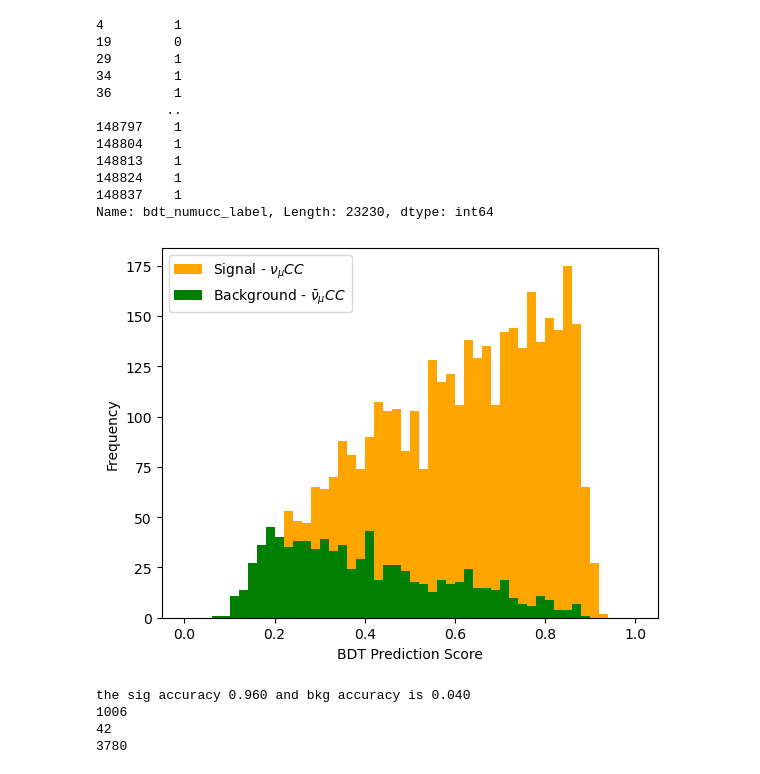
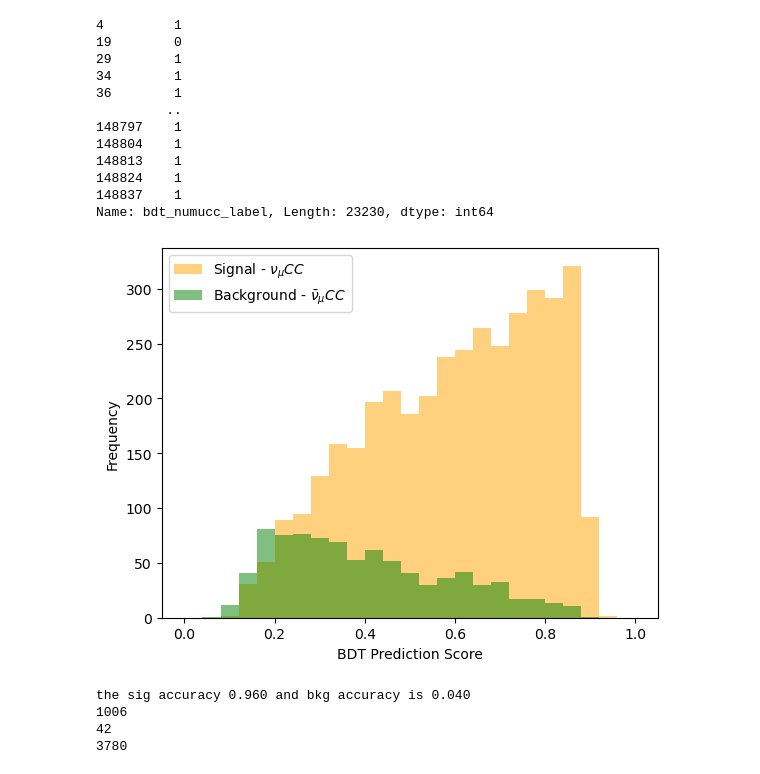
Before and after one commit to wly-wang/nu_mu_xsec, a Jupyter notebook: BDT.ipynb, the cells around one changed output. Drawn from its saved outputs; the diff is of its cells as text; code cells hidden in the pictures.

```diff
--- a/BDT.ipynb
+++ b/BDT.ipynb
@@ -314,14 +317,14 @@ bdtScoreBkgTrain = y_pred_proba_bkg_train[:,-1]
 148837    1
 Name: bdt_numucc_label, Length: 23230, dtype: int64
 # %%
-plt.hist(bdtScoreSigTrain, 50, color='orange', stacked=True, range=(0.,1.), label=r'Signal - $\nu_{\mu}CC$')
-plt.hist(bdtScoreBkgTrain, 50, color='green', stacked=True, range=(0.,1.), label= r'Background - $\bar{\nu}_{\mu}CC$')
+plt.hist(bdtScoreSigTrain, 25, color='orange', stacked=True, range=(0.,1.), label=r'Signal - $\nu_{\mu}CC$', alpha=0.5)
+plt.hist(bdtScoreBkgTrain, 25, color='green', stacked=True, range=(0.,1.), label= r'Background - $\bar{\nu}_{\mu}CC$', alpha=0.5)
 plt.xlabel("BDT Prediction Score")
 plt.ylabel("Frequency")
 plt.legend()
 plt.show()
 # %% [output]
-[figure, old version]
+[figure, new version]
 # %%
 cut = 0.76
 signal_cut = bdtScoreSigTrain[bdtScoreSigTrain>=cut]
```
Also changed, not shown: parts of 2 cells of this notebook.
